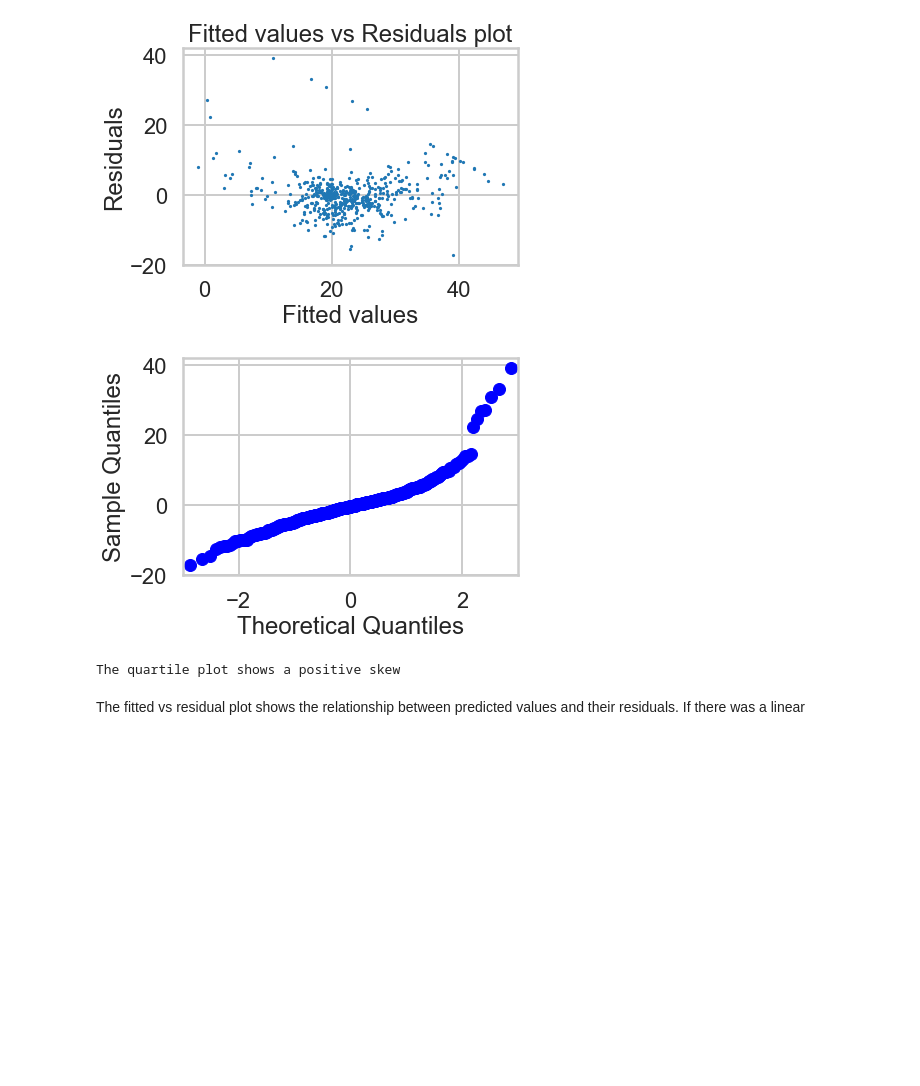
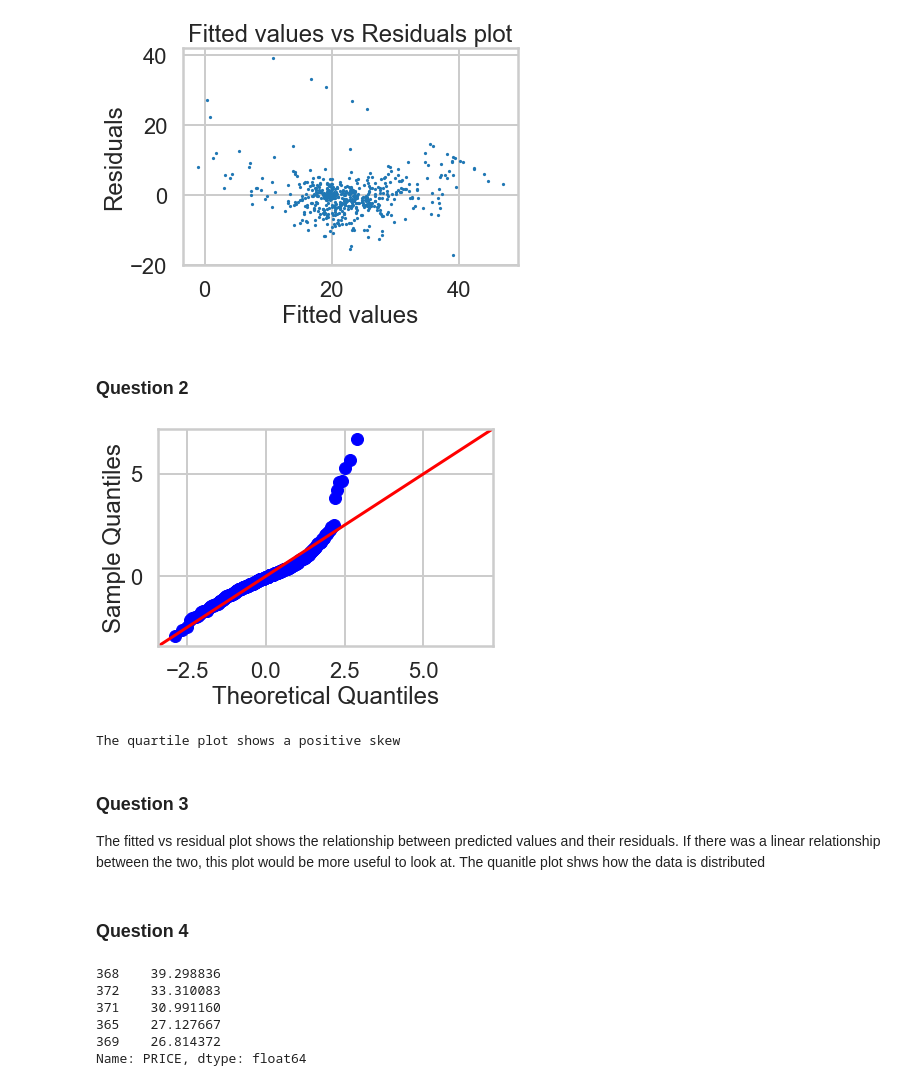
Before and after one commit to nnair12/mec-mini-projects, a Jupyter notebook: mec-11.4.1-linear-regression-mini-project/Mini_Project_Linear_Regression.ipynb, the cells around one changed output. Cells and saved outputs as stored; diff of their text form; code cells hidden in the pictures; blank space fills up the shorter version.

Commit message:
Finished Final Question

```diff
--- a/mec-11.4.1-linear-regression-mini-project/Mini_Project_Linear_Regression.ipynb
+++ b/mec-11.4.1-linear-regression-mini-project/Mini_Project_Linear_Regression.ipynb
@@ -841,12 +885,26 @@ print('Can\'t see any patterns from scatterplot')
 # %% [output]
 Can't see any patterns from scatterplot
 [figure]
+# %% [markdown]
+### Question 2
 # %%
-sm.qqplot(residuals)
+sm.qqplot(residuals, fit=True, line="45")
 plt.show()
 print('The quartile plot shows a positive skew')
 # %% [output]
-[figure, old version]
+[figure, new version]
 The quartile plot shows a positive skew
 # %% [markdown]
-The fitted vs residual plot shows the relationship between predicted values and their residuals. If there was a linear
+### Question 3
+The fitted vs residual plot shows the relationship between predicted values and their residuals. If there was a linear relationship between the two, this plot would be more useful to look at. The quanitle plot shws how the data is distributed
+# %% [markdown]
+### Question 4
+# %%
+print(np.abs(residuals).sort_values(ascending=False).head(5))
+# %% [output]
+368    39.298836
+372    33.310083
+371    30.991160
+365    27.127667
+369    26.814372
+Name: PRICE, dtype: float64
```
Also changed, not shown: parts of 25 cells of this notebook.
